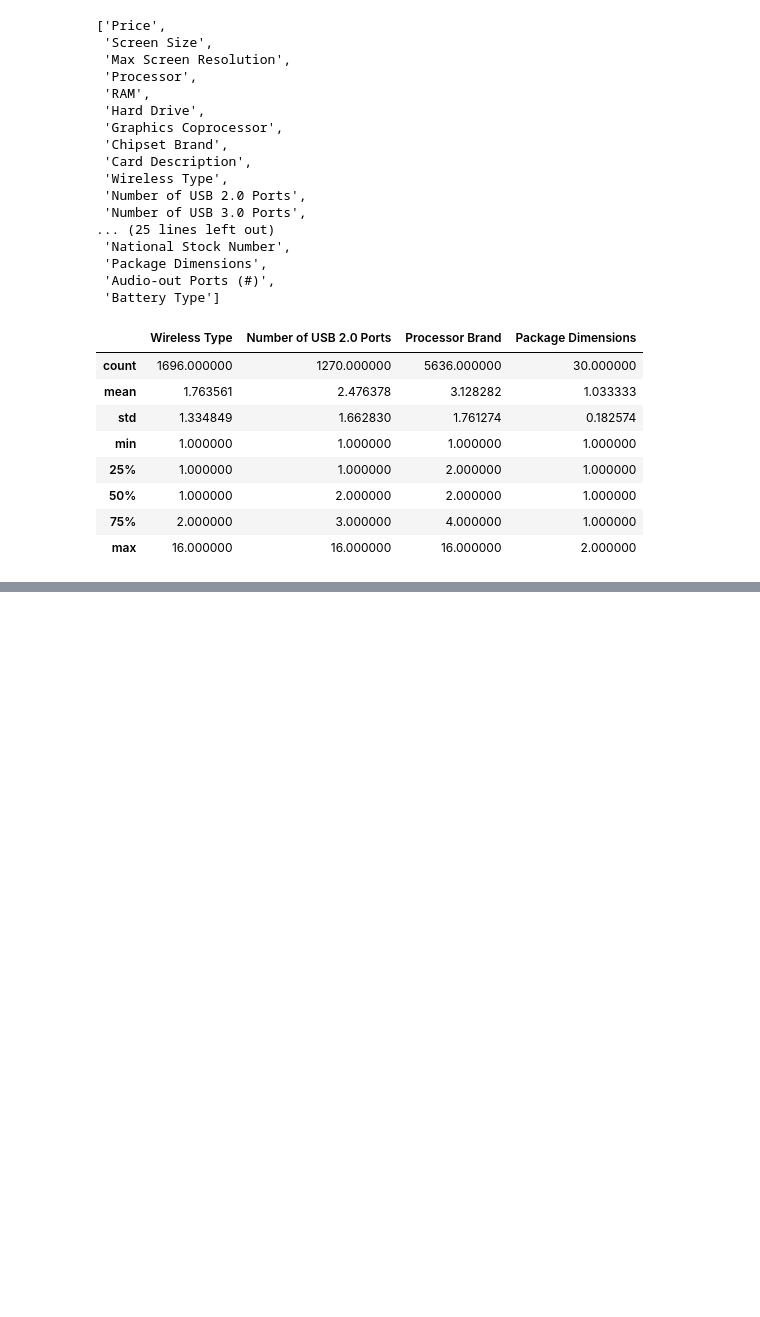
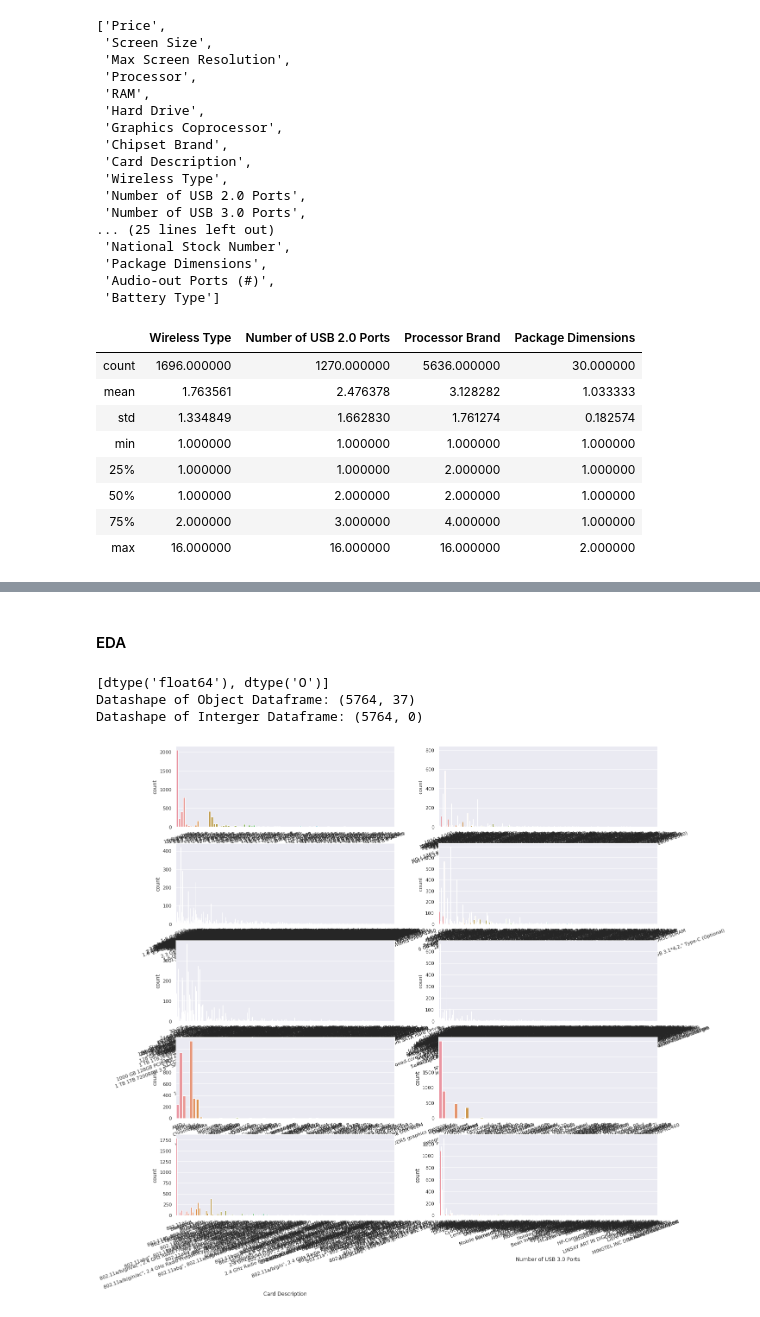
Before and after one commit to hxtruong6/DataScienceFinalProject, a Jupyter notebook: reprocess_data/Amazon/amazon_data_info.ipynb, the cells around one changed output, grey strips where cells are left out. Saved outputs shown, nothing was run; the diff lists cells and outputs as text; code cells hidden in the pictures; blank space fills up the shorter version.

```diff
--- a/reprocess_data/Amazon/amazon_data_info.ipynb
+++ b/reprocess_data/Amazon/amazon_data_info.ipynb
@@ -4,6 +4,12 @@ import pandas as pd
 import numpy as np
 from pandas.plotting import register_matplotlib_converters
 import matplotlib.pyplot as plt
+import seaborn as sns
+sns.set()
+
+# To avoid Warning message inbetween ...
+import warnings
+warnings.filterwarnings('ignore')
 # %%
 with open("../../dataset/Amazon/amazon_product_infos.csv", encoding='utf-8') as f:
     with open('../../dataset/Amazon/amazon_product_infos_pre.csv', 'w', encoding='utf-8') as g:
@@ -97,0 +137,29 @@ df.describe()
+# %% [markdown]
+#### EDA
+# %%
+#Visual Exploratory Data Analysis (EDA) And Your First Model
+#EDA on Feature Variables
+print(list(set(df.dtypes.tolist())))
+df_object = df.select_dtypes(include=["object"]).copy()
+df_int = df.select_dtypes(include=['int64']).copy()
+
+categorical = df_object.columns
+numerical = df_int.columns
+
+print("Datashape of Object Dataframe:",df_object.shape)
+print("Datashape of Interger Dataframe:",df_int.shape)
+# %% [output]
+[dtype('float64'), dtype('O')]
+Datashape of Object Dataframe: (5764, 37)
+Datashape of Interger Dataframe: (5764, 0)
+# %%
+# Univariate Analysis
+# EDA with Categorical Variables
+
+fig,ax = plt.subplots(5,2, figsize=(20,20))
+for variable,subplot in zip(categorical,ax.flatten()):
+    sns.countplot(df[variable],ax=subplot)
+    for label in subplot.get_xticklabels():
+        label.set_rotation(20)
+# %% [output]
+[figure, added]
```
Also changed, not shown: parts of 2 cells of this notebook, 1 other file.
